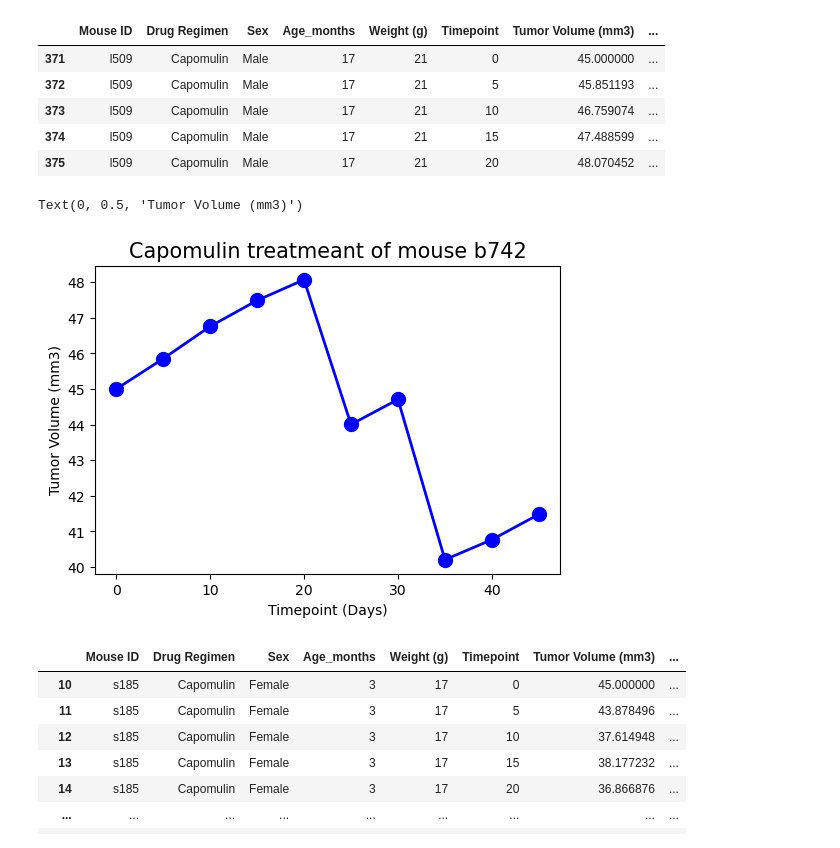
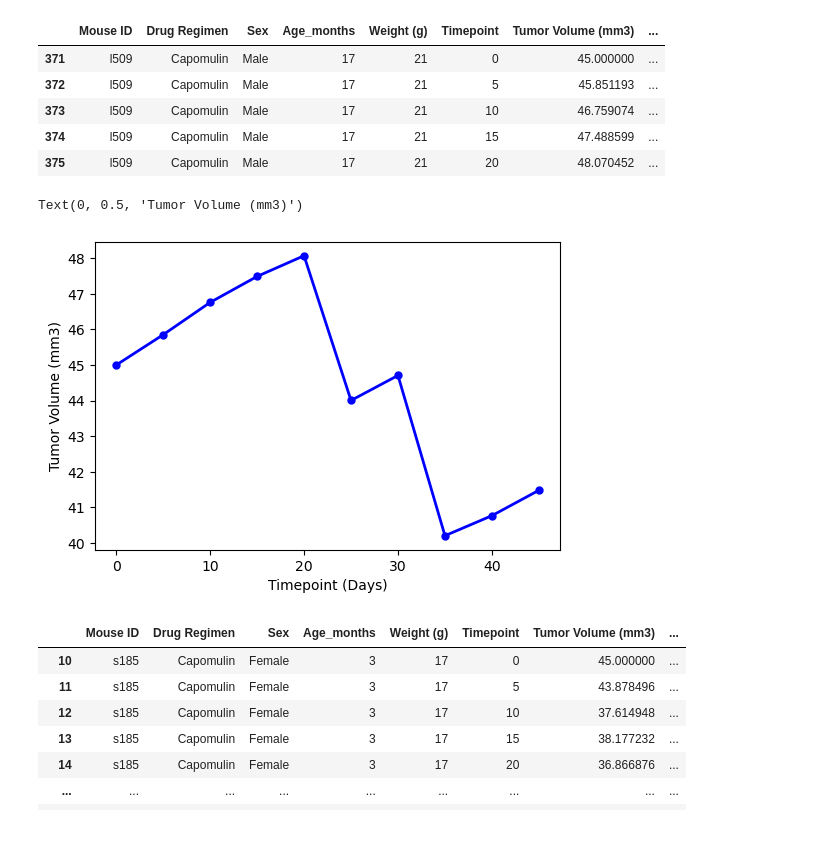
Before and after one commit to Franceesz/Matplotlib-Challenge, a Jupyter notebook: Starter_Code/Pymaceuticals/pymaceuticals_starter.ipynb, the cells around one changed output. Cells and saved outputs as stored; diff of their text form; code cells hidden in the pictures.

```diff
--- a/Starter_Code/Pymaceuticals/pymaceuticals_starter.ipynb
+++ b/Starter_Code/Pymaceuticals/pymaceuticals_starter.ipynb
@@ -354,16 +354,15 @@ forline_df.head()
 # %%
 # Generate a line plot of tumor volume vs. time point for a single mouse treated with Capomulin
 x_axis = forline_df["Timepoint"]
 tumsiz = forline_df["Tumor Volume (mm3)"]
 
 fig1, ax1 = plt.subplots(figsize=(6,4))
-plt.title('Capomulin treatmeant of mouse b742',fontsize =15)
-plt.plot(x_axis, tumsiz,linewidth=2, markersize=10,marker="o",color="blue", label="Fahreneit")
+plt.plot(x_axis, tumsiz,linewidth=2, markersize=5,marker="o",color="blue", label="Fahreneit")
 plt.xlabel('Timepoint (Days)',fontsize =10)
 plt.ylabel('Tumor Volume (mm3)',fontsize =10)
 # %% [output]
 Text(0, 0.5, 'Tumor Volume (mm3)')
-[figure, old version]
+[figure, new version]
 # %%
 Capomulin_df
 # %% [output]
```
Also changed, not shown: parts of 4 cells of this notebook.
